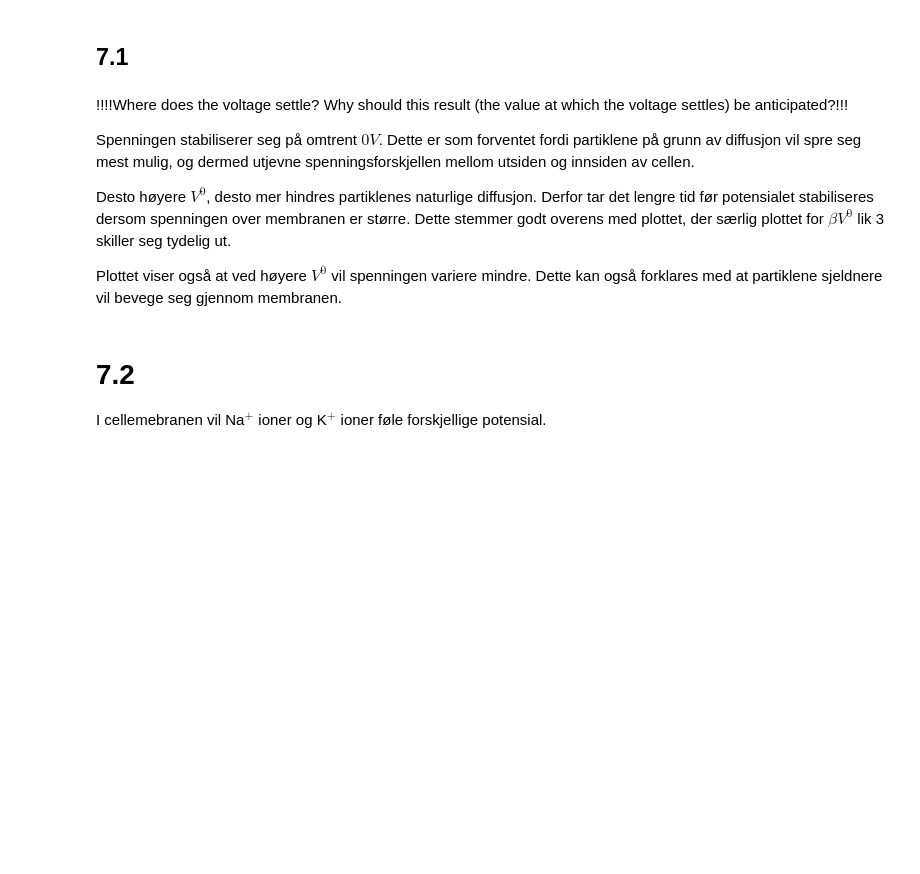
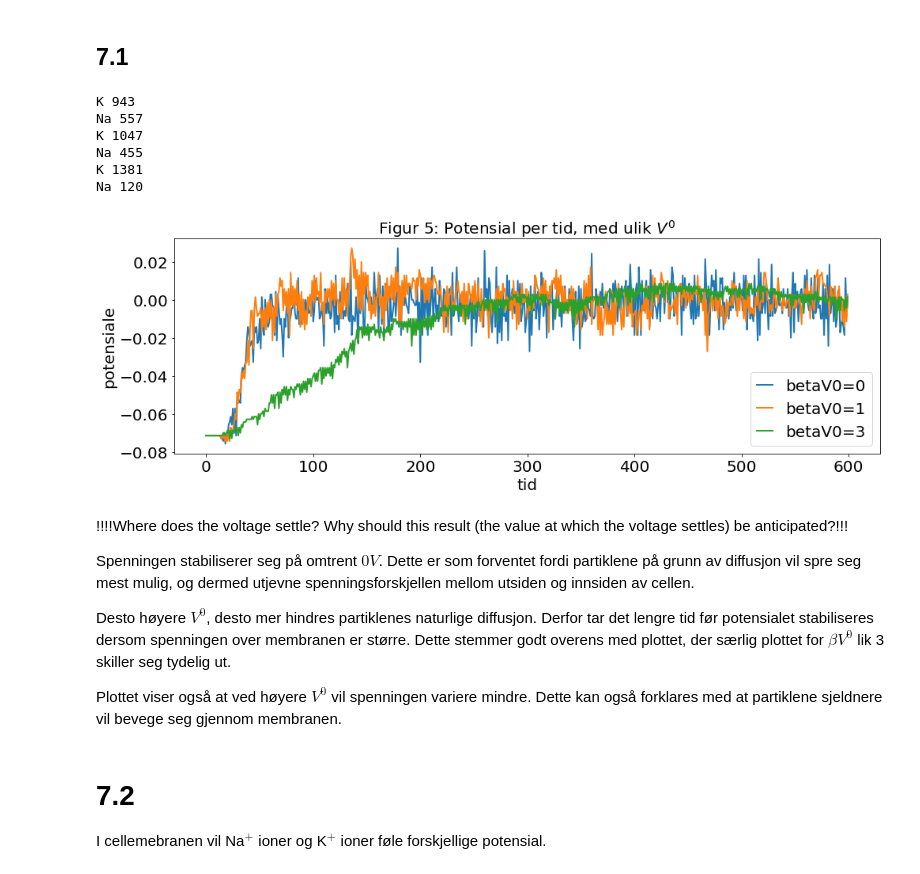
Before and after one commit to sigriaun/vitber-prosjekt3, a Jupyter notebook: prosjekt3.ipynb, the cells around one changed output. Cells and saved outputs as stored; diff of their text form; code cells hidden in the pictures; blank space fills up the shorter version.

```diff
--- a/prosjekt3.ipynb
+++ b/prosjekt3.ipynb
@@ -544,10 +552,10 @@ Cc=0.07*scipy.constants.e*scipy.constants.N_A
 x0=L/4
 
 #Antall Na- og K-partikler ved start
-NaB0=1450
-KB0=50
-NaA0=50    #skriver B for utenfor cellen, og A for innenfor
-KA0=1400
+Na0_out=1450
+K0_out=50
+Na0_in=50    #skriver B for utenfor cellen, og A for innenfor
+K0_in=1400
 
 
 def moveParticlesOneStep(posList,Vt,V0):
@@ -576,7 +584,7 @@ def moveParticlesOneStep(posList,Vt,V0):
     posList+=steps
 
 
-def randomWalkPotential(nt,Na_out,Na_in,K_out,K_in,VNa0,VK0,V_open=0,pump=False,gates=False): #hvilke parametere bør tas inn?
+def randomWalkMembrane(nt,Na_out,Na_in,K_out,K_in,VNa0,VK0,V_open=0,pump=False,gates=False): #hvilke parametere bør tas inn?
     tList= np.arange(0,nt,1)
 
     # lager array med posisjonene:
@@ -655,34 +663,41 @@ def pumpIons(NaPos,KPos):
 # %% [markdown]
  ## 7.1
 # %%
-NaB0=1450
-KB0=50
-NaA0=50    #skriver B for utenfor cellen, og A for innenfor
-KA0=1400
+Na0_out=1450
+K0_out=50
+Na0_in=50    #skriver B for utenfor cellen, og A for innenfor
+K0_in=1400
 
 
 V0=1/beta
 nt=600
 
 
 
 #V0*beta=0
-tList,VtList0=randomWalkPotential(nt,NaB0,NaA0,KB0,KA0,0,0,0)
+tList,VtList0=randomWalkMembrane(nt,Na0_out,Na0_in,K0_out,K0_in,0,0,0)
 #V0*beta=1
-tList,VtList1=randomWalkPotential(nt,NaB0,NaA0,KB0,KA0,V0,V0,0)
+tList,VtList1=randomWalkMembrane(nt,Na0_out,Na0_in,K0_out,K0_in,V0,V0,0)
 #V0*beta=3
-tList,VtList3=randomWalkPotential(nt,NaB0,NaA0,KB0,KA0,V0*3,V0*3,0)
+tList,VtList3=randomWalkMembrane(nt,Na0_out,Na0_in,K0_out,K0_in,V0*3,V0*3,0)
 
 #plotter
 plt.plot(tList,VtList0,label="betaV0=0")
 plt.plot(tList,VtList1,label="betaV0=1")
 plt.plot(tList,VtList3,label="betaV0=3")
 plt.xlabel("tid")
 plt.ylabel("potensiale")
-plt.title("Figur 5: Potensial per tid, med ulik V0")
 plt.legend()
-plt.title("Potensial per tid, med ulik " +   r'$V^0$')
+plt.title("Figur 5: Potensial per tid, med ulik " +   r'$V^0$')
 plt.show()
+# %% [output]
+K 943
+Na 557
+K 1047
+Na 455
+K 1381
+Na 120
+[figure, added]
 # %% [markdown]
 !!!!Where does the
 voltage settle? Why should this result (the value at which the voltage settles)
```
Also changed, not shown: parts of 10 cells of this notebook.
